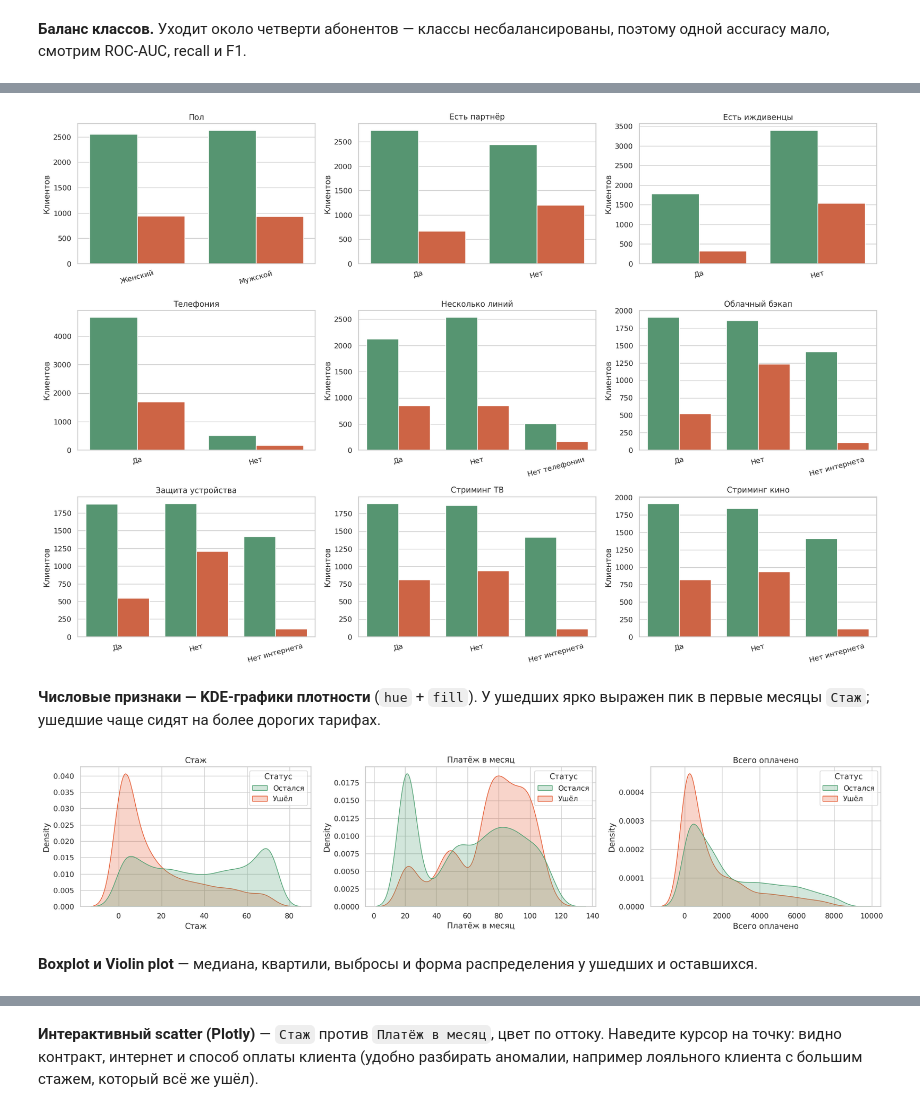
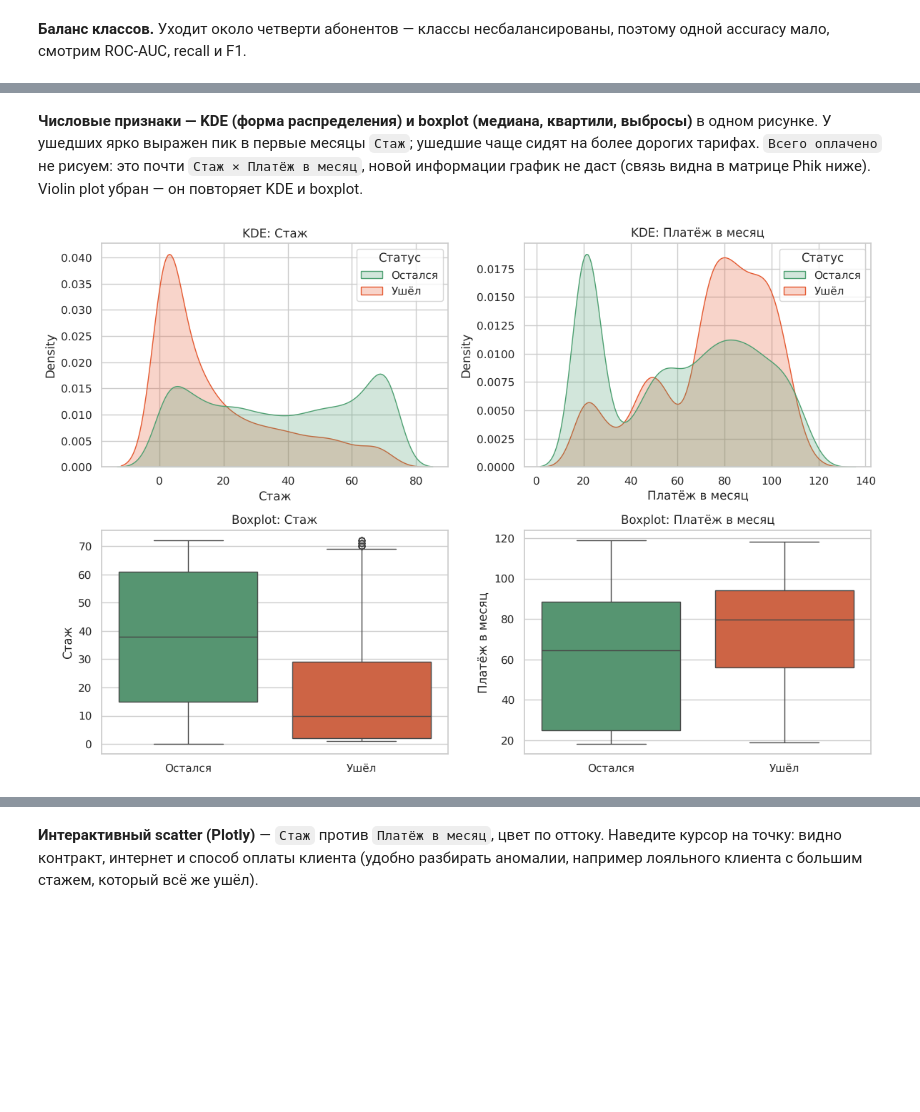
Before and after one commit to niksahn/magistrProject, a Jupyter notebook: churn_telco.ipynb, the cells around one changed output, grey strips where cells are left out. Drawn from its saved outputs; the diff is of its cells as text; code cells hidden in the pictures; blank space fills up the shorter version.

```diff
--- a/churn_telco.ipynb
+++ b/churn_telco.ipynb
@@ -208,9 +207,19 @@ palette = {"Остался": "#4c9f70", "Ушёл": "#e4572e"}
 # %%
-key_cols = ["Контракт", "Интернет", "Способ оплаты", "Техподдержка", "Онлайн-защита", "Электронный счёт"]
-fig, axes = plt.subplots(2, 3, figsize=(18, 9))
-for ax, col in zip(axes.ravel(), key_cols):
-    sns.countplot(data=df, x=col, hue=churn_lbl, palette=palette, ax=ax)
-    ax.set_title(col); ax.set_xlabel(""); ax.set_ylabel("Клиентов")
-    ax.tick_params(axis="x", rotation=15)
+base = df["Отток"].mean() * 100
+parts = []
+for col in df.select_dtypes("category").columns:
+    g = df.groupby(col, observed=True)["Отток"].agg(rate="mean", n="size")
+    g = g.drop(index=["Нет интернета", "Нет телефонии"], errors="ignore")   # эти группы = «Интернет: Нет» / «Телефония: Нет», не повторяем 7 раз
+    g.index = [f"{col}: {v} (n={n})" for v, n in zip(g.index, g["n"])]
+    parts.append(g)
+seg = pd.concat(parts).sort_values("rate")
+seg["rate"] *= 100
+
+fig, ax = plt.subplots(figsize=(9, 0.26 * len(seg) + 1.5))
+ax.barh(seg.index, seg["rate"], color=np.where(seg["rate"] > base, palette["Ушёл"], palette["Остался"]))
+ax.bar_label(ax.containers[0], fmt="%.0f%%", fontsize=7, padding=2)
+ax.axvline(base, color="k", ls="--", lw=1, label=f"В среднем по базе: {base:.1f}%")
+ax.set_xlabel("Доля ушедших, %"); ax.set_title("Отток по сегментам клиентов"); ax.legend(loc="lower right")
+ax.tick_params(axis="y", labelsize=8); ax.grid(axis="y", visible=False)
 plt.tight_layout()
 # %% [output]
@@ -220,24 +227,15 @@ plt.tight_layout()
-# %%
-other_cols = [c for c in df.select_dtypes("category").columns if c not in key_cols]
-fig, axes = plt.subplots(3, 3, figsize=(18, 12))
-for ax, col in zip(axes.ravel(), other_cols):
-    sns.countplot(data=df, x=col, hue=churn_lbl, palette=palette, ax=ax, legend=False)
-    ax.set_title(col); ax.set_xlabel(""); ax.set_ylabel("Клиентов")
-    ax.tick_params(axis="x", rotation=15)
-plt.tight_layout()
-# %% [output]
-[figure, removed]
 # %% [markdown]
-**Числовые признаки — KDE-графики плотности** (`hue` + `fill`).
+**Числовые признаки — KDE (форма распределения) и boxplot (медиана, квартили, выбросы)** в одном рисунке.
 У ушедших ярко выражен пик в первые месяцы `Стаж`; ушедшие чаще сидят на более дорогих тарифах.
+`Всего оплачено` не рисуем: это почти `Стаж × Платёж в месяц`, новой информации график не даст (связь видна в матрице Phik ниже). Violin plot убран — он повторяет KDE и boxplot.
 # %%
-num_cols = ["Стаж", "Платёж в месяц", "Всего оплачено"]
-fig, axes = plt.subplots(1, 3, figsize=(18, 4))
-for ax, col in zip(axes, num_cols):
-    sns.kdeplot(data=df, x=col, hue=churn_lbl, fill=True, common_norm=False, palette=palette, ax=ax)
-    ax.set_title(col)
+num_cols = ["Стаж", "Платёж в месяц"]
+fig, axes = plt.subplots(2, 2, figsize=(12, 8))
+for j, col in enumerate(num_cols):
+    sns.kdeplot(data=df, x=col, hue=churn_lbl, fill=True, common_norm=False, palette=palette, ax=axes[0, j])
+    axes[0, j].set_title(f"KDE: {col}")
+    sns.boxplot(data=df, x=churn_lbl, y=col, hue=churn_lbl, palette=palette, legend=False, ax=axes[1, j])
+    axes[1, j].set_title(f"Boxplot: {col}"); axes[1, j].set_xlabel("")
 plt.tight_layout()
 # %% [output]
-[figure, old version]
+[figure, new version]
-# %% [markdown]
-**Boxplot и Violin plot** — медиана, квартили, выбросы и форма распределения у ушедших и оставшихся.
```
Also changed, not shown: parts of 19 cells of this notebook, 1 other file.
